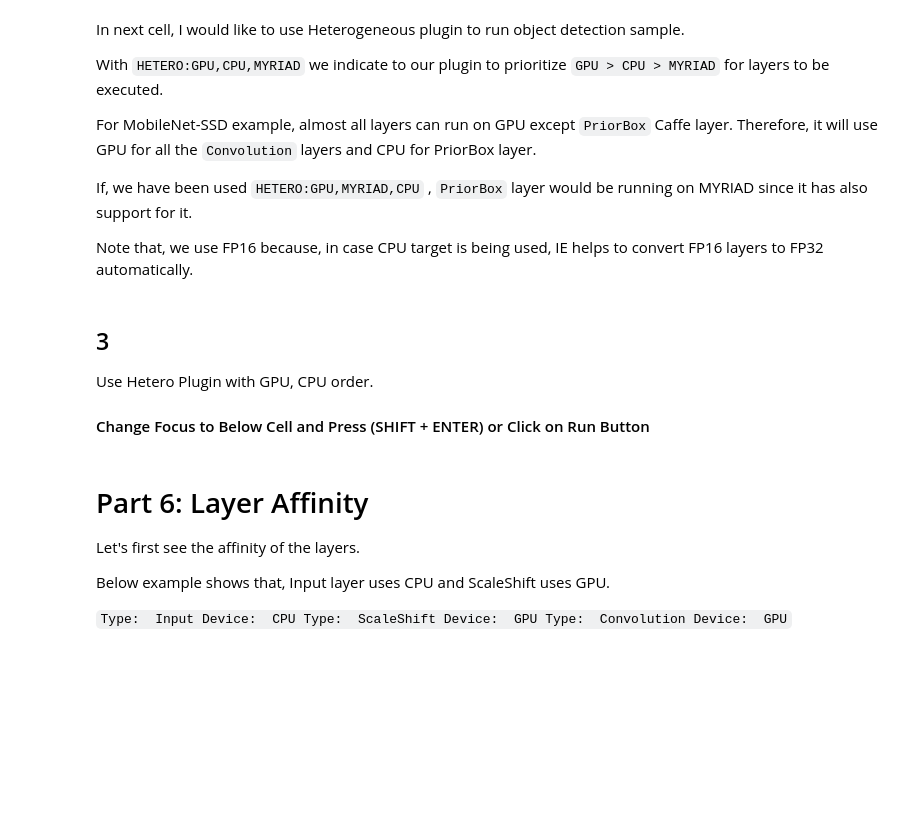
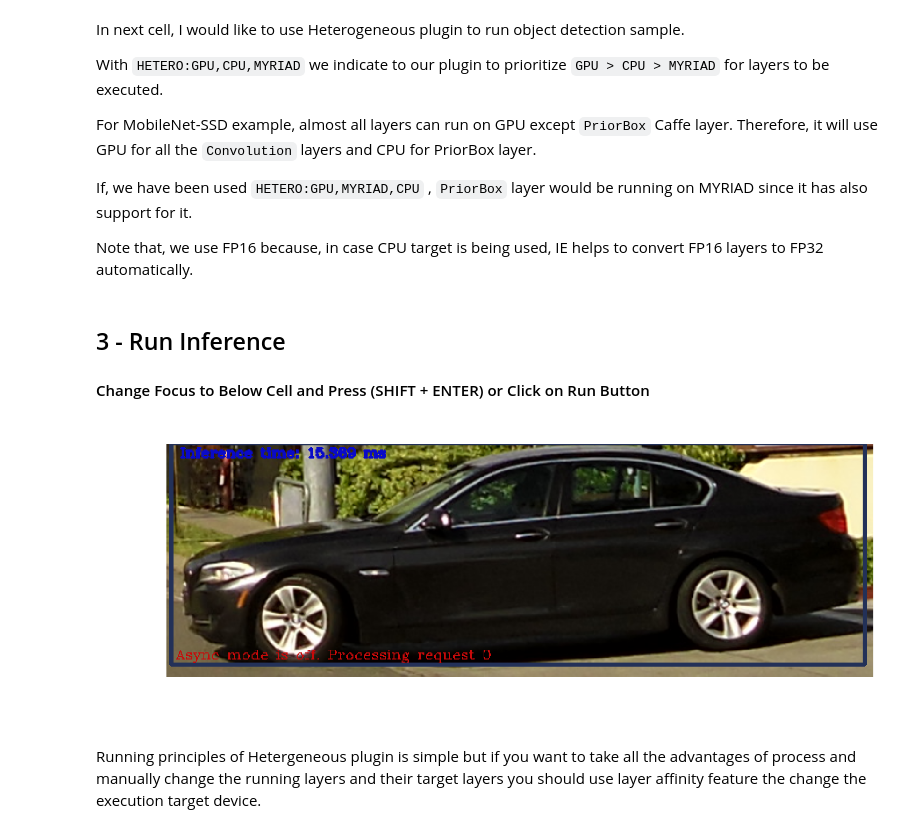
Before and after one commit to odundar/openvino_workshop, a Jupyter notebook: Advanced Features - Lab 3.ipynb, the cells around one changed output. Drawn from its saved outputs; the diff is of its cells as text; code cells hidden in the pictures; blank space fills up the shorter version.

Commit message:
Advanced Lab customized and Custom Layers added

```diff
--- a/Advanced Features - Lab 3.ipynb
+++ b/Advanced Features - Lab 3.ipynb
@@ -156,14 +174,9 @@ Implement `runInference` Method which uses Hetero Plugin by Default
 # %%
-# Run code with : (SHIFT + ENTER) or Press Run Button #
-
-# For labeling the image after inference.
-from out_process import placeBoxes
-
 # At this stage we implement our inference method to run with Heterogeneous plugin.
 
 def runInference(hetero_device = 'HETERO:GPU,CPU',
-                 model_xml='/home/intel/openvino_models/ir/mobilenet-ssd/FP32/mobilenet-ssd.xml',
-                 model_bin='/home/intel/openvino_models/ir/mobilenet-ssd/FP32/mobilenet-ssd.bin',
+                 model_xml='/home/intel/openvino_models/models/object_detection/common/mobilenet-ssd/FP32/mobilenet-ssd.xml',
+                 model_bin='/home/intel/openvino_models/models/object_detection/common/mobilenet-ssd/FP32/mobilenet-ssd.bin',
                  image_file='images/car.png',
                  performance_counters = False,
                  dot_graph = True,
@@ -247,28 +262,18 @@ If, we have been used `HETERO:GPU,MYRIAD,CPU` , `PriorBox` layer would be runnin
 
 Note that, we use FP16 because, in case CPU target is being used, IE helps to convert FP16 layers to FP32 automatically.
 # %% [markdown]
-## 3
-
-Use Hetero Plugin with GPU, CPU order.
+## 3 - Run Inference
 
 #### Change Focus to Below Cell and Press (SHIFT + ENTER) or Click on Run Button
 # %%
 # Run code with : (SHIFT + ENTER) or Press Run Button #
 
 hetero_objects = runInference(hetero_device = 'HETERO:GPU,CPU',
-                              model_xml='/home/intel/openvino_models/ir/mobilenet-ssd/FP16/mobilenet-ssd.xml',
-                              model_bin='/home/intel/openvino_models/ir/mobilenet-ssd/FP16/mobilenet-ssd.bin',
+                              model_xml='/home/intel/openvino_models/models/object_detection/common/mobilenet-ssd/FP16/mobilenet-ssd.xml',
+                              model_bin='/home/intel/openvino_models/models/object_detection/common/mobilenet-ssd/FP16/mobilenet-ssd.bin',
                               image_file='images/car.png',
                               performance_counters = False)
+# %% [output]
+[figure, added]
-# %% [markdown]
-# Part 6: Layer Affinity
-
-Let's first see the affinity of the layers.
-
-Below example shows that, Input layer uses CPU and ScaleShift uses GPU.
-
-`
-Type:  Input Device:  CPU
-Type:  ScaleShift Device:  GPU
-Type:  Convolution Device:  GPU
-`
+# %% [markdown]
+Running principles of Hetergeneous plugin is simple but if you want to take all the advantages of process and manually change the running layers and their target layers you should use layer affinity feature the change the execution target device.
```
Also changed, not shown: parts of 54 cells of this notebook, 6 other files.
